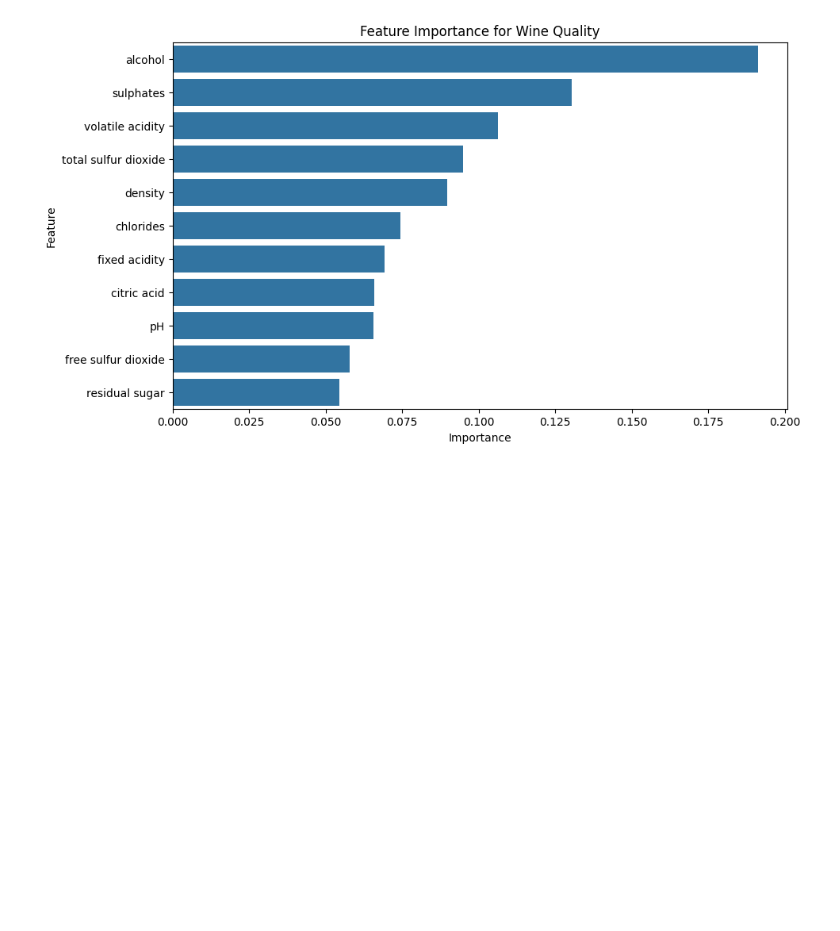
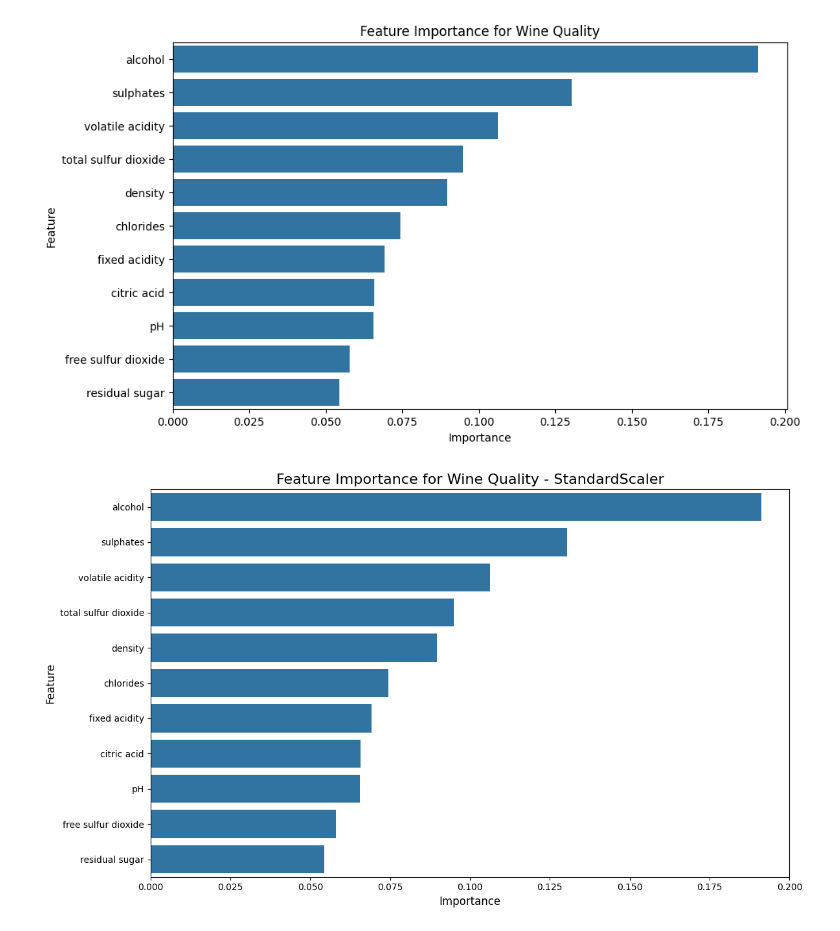
Before and after one commit to sirishan506-source/google-collab, a Jupyter notebook: winequality.ipynb, the cells around one changed output. Drawn from its saved outputs; the diff is of its cells as text; code cells hidden in the pictures; blank space fills up the shorter version.

```diff
--- a/winequality.ipynb
+++ b/winequality.ipynb
@@ -186,3 +200,89 @@ plt.title("Feature Importance for Wine Quality")
 plt.show()
 # %% [output]
 [figure]
+# %%
+# Import required libraries
+import pandas as pd
+import matplotlib.pyplot as plt
+import seaborn as sns
+
+from sklearn.preprocessing import (
+    StandardScaler,
+    MinMaxScaler,
+    RobustScaler,
+    MaxAbsScaler
+)
+
+from sklearn.ensemble import RandomForestClassifier
+
+
+# ---------------------------------------------------------
+# Define different scaling techniques
+# ---------------------------------------------------------
+
+scalers = {
+    "StandardScaler": StandardScaler(),
+    "MinMaxScaler": MinMaxScaler(),
+    "RobustScaler": RobustScaler(),
+    "MaxAbsScaler": MaxAbsScaler()
+}
+
+
+# ---------------------------------------------------------
+# Generate feature importance graph for each scaler
+# ---------------------------------------------------------
+
+for scaler_name, scaler in scalers.items():
+
+    # Scale training data
+    X_train_scaled = scaler.fit_transform(X_train)
+
+    # Scale testing data
+    X_test_scaled = scaler.transform(X_test)
+
+    # Random Forest Classifier
+    rf_clf = RandomForestClassifier(
+        random_state=42
+    )
+
+    # Train model
+    rf_clf.fit(X_train_scaled, y_train_clf)
+
+    # Get feature importance
+    feature_importance = pd.DataFrame({
+        "Feature": X.columns,
+        "Importance": rf_clf.feature_importances_
+    })
+
+    # Sort feature importance
+    feature_importance = feature_importance.sort_values(
+        by="Importance",
+        ascending=False
+    )
+
+    # -----------------------------------------------------
+    # Plot
+    # -----------------------------------------------------
+
+    plt.figure(figsize=(12, 7))
+
+    sns.barplot(
+        x="Importance",
+        y="Feature",
+        data=feature_importance
+    )
+
+    plt.title(
+        f"Feature Importance for Wine Quality - {scaler_name}",
+        fontsize=16
+    )
+
+    plt.xlabel("Importance", fontsize=12)
+    plt.ylabel("Feature", fontsize=12)
+
+    plt.xlim(0, 0.20)
+
+    plt.tight_layout()
+    plt.show()
+# %% [output]
+[figure, added]
```
Also changed, not shown: parts of 11 cells of this notebook.
